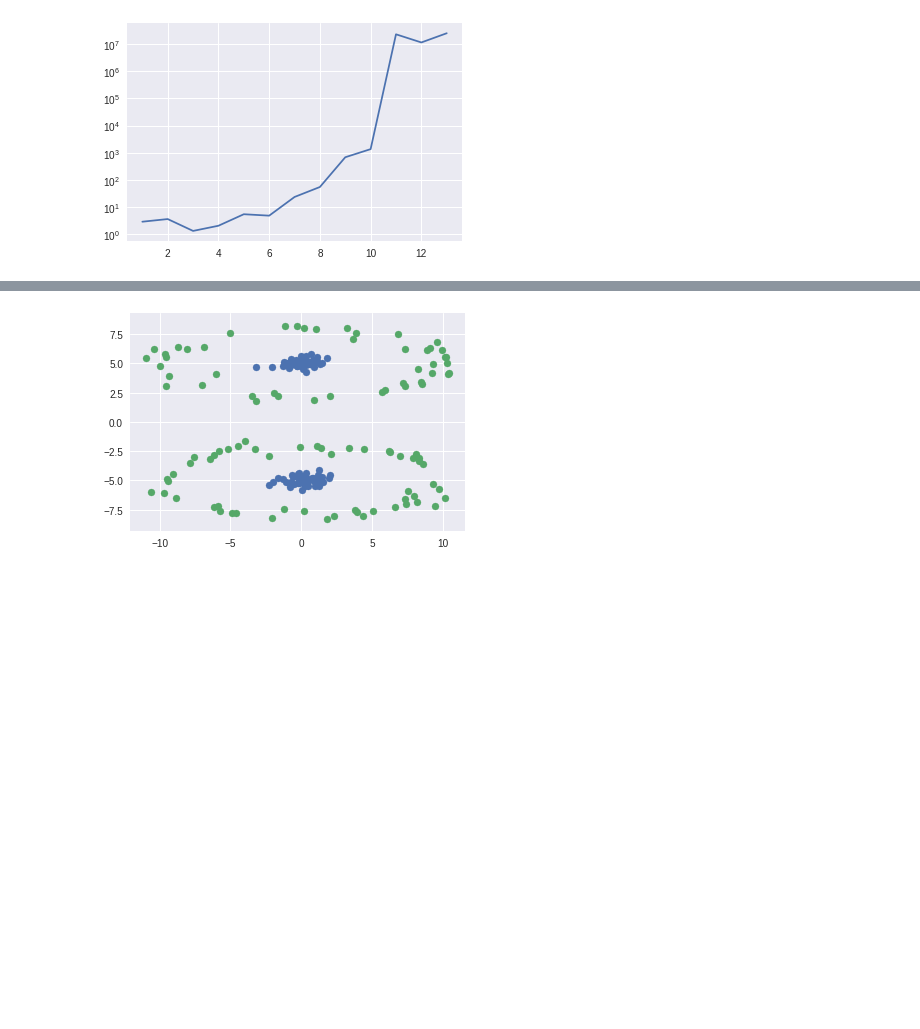
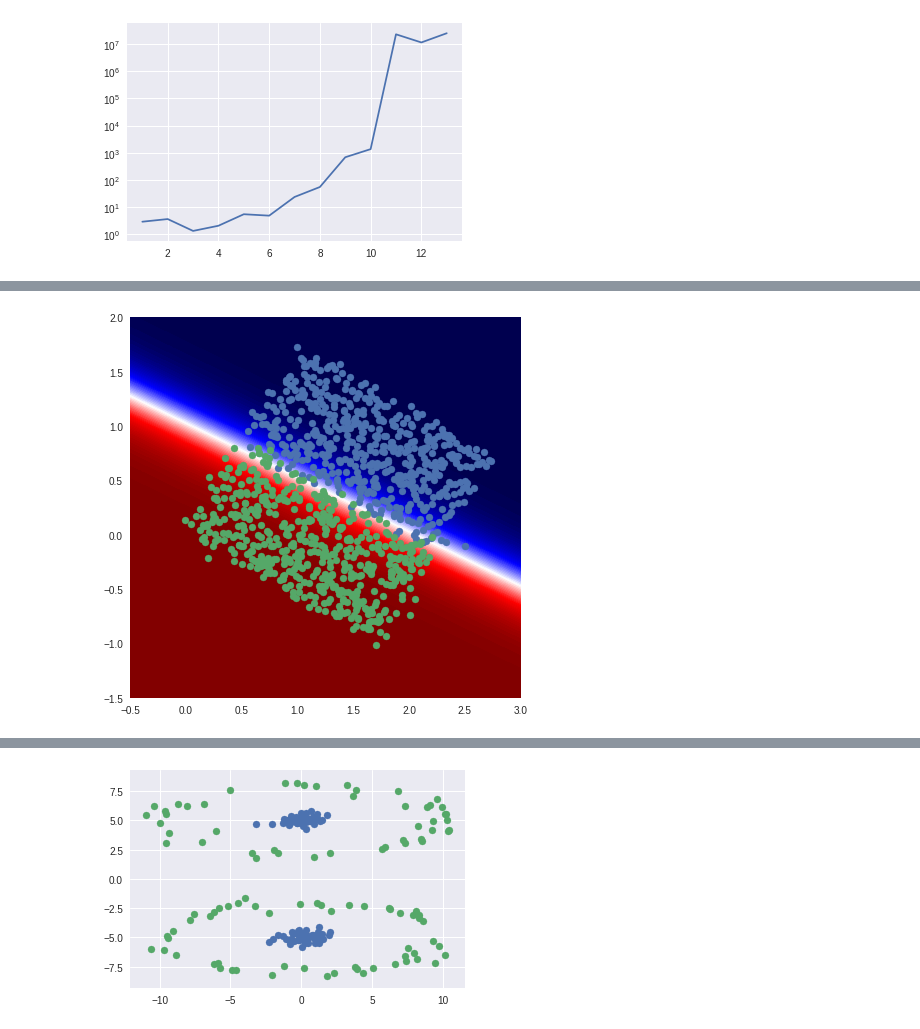
Before and after one commit to SiLiKhon/HEPStatsSeminar, a Jupyter notebook: seminar2/LinearModels_ToyData.ipynb, the cells around one changed output, grey strips where cells are left out. Drawn from its saved outputs; the diff is of its cells as text; code cells hidden in the pictures; blank space fills up the shorter version.

```diff
--- a/seminar2/LinearModels_ToyData.ipynb
+++ b/seminar2/LinearModels_ToyData.ipynb
@@ -173,0 +244,18 @@ plt.yscale('log')
+# %%
+def visualize_model(
+        model,
+        grid0=np.linspace(-0.5, 3.0, 100),
+        grid1=np.linspace(-1.5, 2.0, 100),
+        feature_transform=lambda x: x
+    ):
+  x0, x1 = np.meshgrid(grid0, grid1)
+  xx = np.stack([x0.flatten(), x1.flatten()], axis=1)
+  y = model.predict_proba(feature_transform(xx))[:,1].reshape(x0.shape)
+  plt.contourf(x0, x1, y, 100, cmap='seismic')
+# %%
+plt.figure(figsize=(7, 7))
+visualize_model(model)
+plt.scatter(*X[y==0].T);
+plt.scatter(*X[y==1].T);
+# %% [output]
+[figure, added]
```
Also changed, not shown: parts of 13 cells of this notebook.
